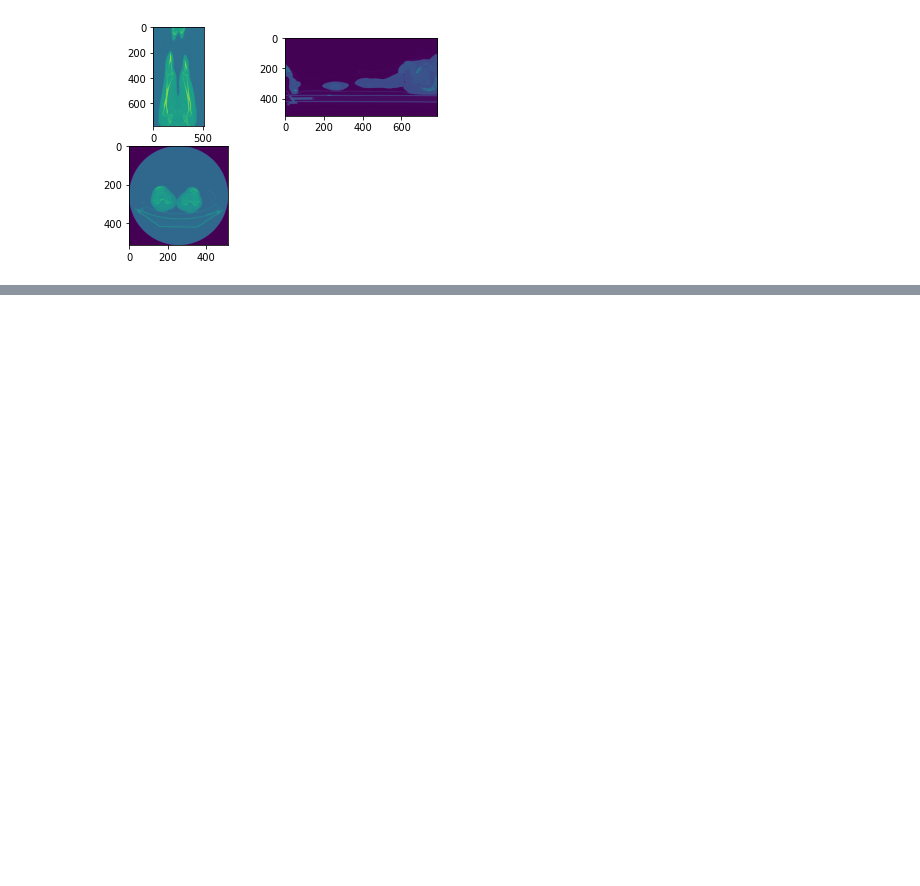
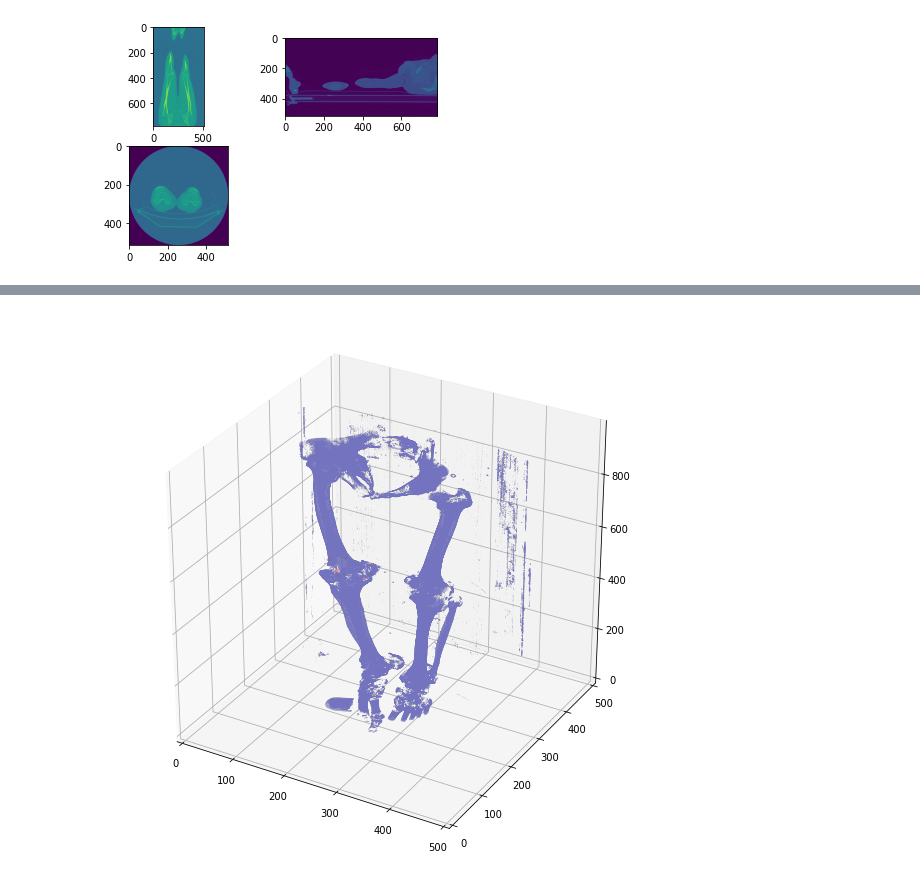
Before and after one commit to raminrafi/Regression-Model---Detection-of-Landmarks-on-Knee-Joints-Using-CSV-Data, a Jupyter notebook: reslice.ipynb, the cells around one changed output, grey strips where cells are left out. Saved outputs shown, nothing was run; the diff lists cells and outputs as text; code cells hidden in the pictures; blank space fills up the shorter version.

```diff
--- a/reslice.ipynb
+++ b/reslice.ipynb
@@ -278,3 +279,7 @@ plot_3d(mark_img, x)
+# %%
+plot_3d(imgs_after_resamp.transpose(1,0,2), mark_img)
+# %% [output]
+[figure, added]
 # %%
 # x = np.linspace(0, 512, 100)
 # y = np.sin(x)*x
```
Also changed, not shown: parts of 17 cells of this notebook, 8 other files.
